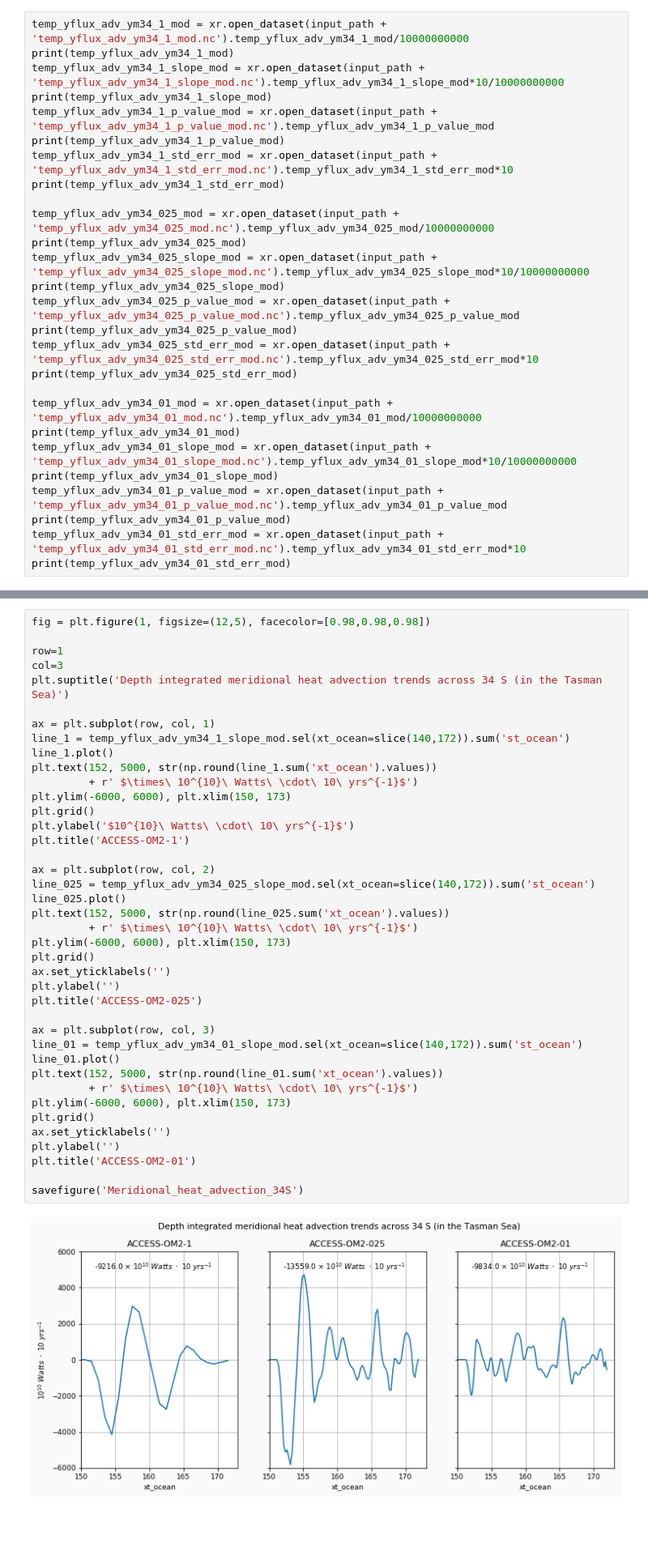
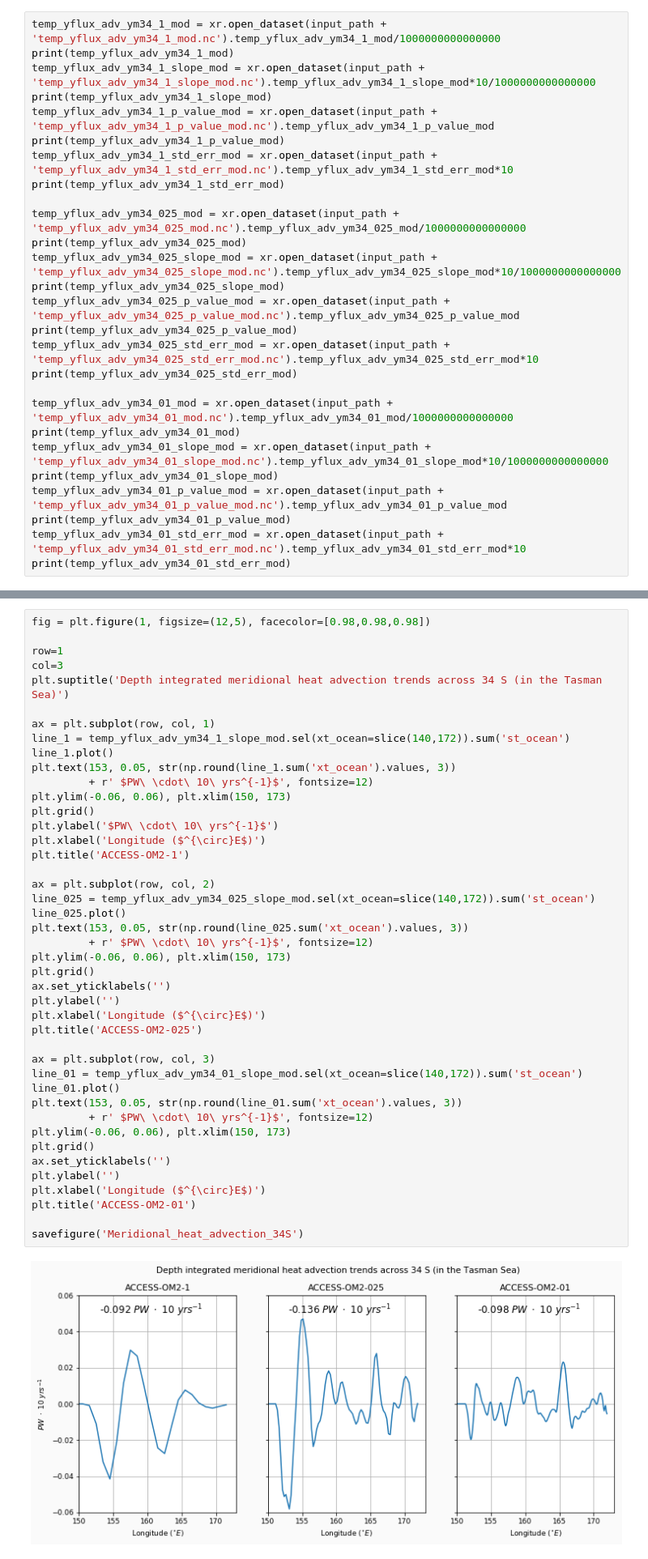
Before and after one commit to ERDuran/Australian-waters-diagnostics, a Jupyter notebook: scripts/p69_plot_advection_integration.ipynb, the cells around one changed output, grey strips where cells are left out. Shown: that part at 81% size. Cells and saved outputs as stored; diff of their text form; blank space fills up the shorter version.

```diff
--- a/scripts/p69_plot_advection_integration.ipynb
+++ b/scripts/p69_plot_advection_integration.ipynb
@@ -156,27 +156,27 @@ Coordinates:
   * depth    (depth) float64 -2.48 -9.921 -19.84 ... -1.877e+03 -1.95e+03
   * lon      (lon) float32 145.5 146.5 147.5 148.5 ... 171.5 172.5 173.5 174.5
 # %%
-temp_yflux_adv_ym34_1_mod = xr.open_dataset(input_path + 'temp_yflux_adv_ym34_1_mod.nc').temp_yflux_adv_ym34_1_mod/10000000000
+temp_yflux_adv_ym34_1_mod = xr.open_dataset(input_path + 'temp_yflux_adv_ym34_1_mod.nc').temp_yflux_adv_ym34_1_mod/1000000000000000
 print(temp_yflux_adv_ym34_1_mod)
-temp_yflux_adv_ym34_1_slope_mod = xr.open_dataset(input_path + 'temp_yflux_adv_ym34_1_slope_mod.nc').temp_yflux_adv_ym34_1_slope_mod*10/10000000000
+temp_yflux_adv_ym34_1_slope_mod = xr.open_dataset(input_path + 'temp_yflux_adv_ym34_1_slope_mod.nc').temp_yflux_adv_ym34_1_slope_mod*10/1000000000000000
 print(temp_yflux_adv_ym34_1_slope_mod)
 temp_yflux_adv_ym34_1_p_value_mod = xr.open_dataset(input_path + 'temp_yflux_adv_ym34_1_p_value_mod.nc').temp_yflux_adv_ym34_1_p_value_mod
 print(temp_yflux_adv_ym34_1_p_value_mod)
 temp_yflux_adv_ym34_1_std_err_mod = xr.open_dataset(input_path + 'temp_yflux_adv_ym34_1_std_err_mod.nc').temp_yflux_adv_ym34_1_std_err_mod*10
 print(temp_yflux_adv_ym34_1_std_err_mod)
 
-temp_yflux_adv_ym34_025_mod = xr.open_dataset(input_path + 'temp_yflux_adv_ym34_025_mod.nc').temp_yflux_adv_ym34_025_mod/10000000000
+temp_yflux_adv_ym34_025_mod = xr.open_dataset(input_path + 'temp_yflux_adv_ym34_025_mod.nc').temp_yflux_adv_ym34_025_mod/1000000000000000
 print(temp_yflux_adv_ym34_025_mod)
-temp_yflux_adv_ym34_025_slope_mod = xr.open_dataset(input_path + 'temp_yflux_adv_ym34_025_slope_mod.nc').temp_yflux_adv_ym34_025_slope_mod*10/10000000000
+temp_yflux_adv_ym34_025_slope_mod = xr.open_dataset(input_path + 'temp_yflux_adv_ym34_025_slope_mod.nc').temp_yflux_adv_ym34_025_slope_mod*10/1000000000000000
 print(temp_yflux_adv_ym34_025_slope_mod)
 temp_yflux_adv_ym34_025_p_value_mod = xr.open_dataset(input_path + 'temp_yflux_adv_ym34_025_p_value_mod.nc').temp_yflux_adv_ym34_025_p_value_mod
 print(temp_yflux_adv_ym34_025_p_value_mod)
 temp_yflux_adv_ym34_025_std_err_mod = xr.open_dataset(input_path + 'temp_yflux_adv_ym34_025_std_err_mod.nc').temp_yflux_adv_ym34_025_std_err_mod*10
 print(temp_yflux_adv_ym34_025_std_err_mod)
 
-temp_yflux_adv_ym34_01_mod = xr.open_dataset(input_path + 'temp_yflux_adv_ym34_01_mod.nc').temp_yflux_adv_ym34_01_mod/10000000000
+temp_yflux_adv_ym34_01_mod = xr.open_dataset(input_path + 'temp_yflux_adv_ym34_01_mod.nc').temp_yflux_adv_ym34_01_mod/1000000000000000
 print(temp_yflux_adv_ym34_01_mod)
-temp_yflux_adv_ym34_01_slope_mod = xr.open_dataset(input_path + 'temp_yflux_adv_ym34_01_slope_mod.nc').temp_yflux_adv_ym34_01_slope_mod*10/10000000000
+temp_yflux_adv_ym34_01_slope_mod = xr.open_dataset(input_path + 'temp_yflux_adv_ym34_01_slope_mod.nc').temp_yflux_adv_ym34_01_slope_mod*10/1000000000000000
 print(temp_yflux_adv_ym34_01_slope_mod)
 temp_yflux_adv_ym34_01_p_value_mod = xr.open_dataset(input_path + 'temp_yflux_adv_ym34_01_p_value_mod.nc').temp_yflux_adv_ym34_01_p_value_mod
 print(temp_yflux_adv_ym34_01_p_value_mod)
@@ -771,41 +772,44 @@ Bbox(x0=0.5293478260869566, y0=0.12499999999999989, x1=0.6978260869565218, y1=0.
 fig = plt.figure(1, figsize=(12,5), facecolor=[0.98,0.98,0.98])
 
 row=1
 col=3
 plt.suptitle('Depth integrated meridional heat advection trends across 34 S (in the Tasman Sea)')
 
 ax = plt.subplot(row, col, 1)
 line_1 = temp_yflux_adv_ym34_1_slope_mod.sel(xt_ocean=slice(140,172)).sum('st_ocean')
 line_1.plot()
-plt.text(152, 5000, str(np.round(line_1.sum('xt_ocean').values))
-         + r' $\times\ 10^{10}\ Watts\ \cdot\ 10\ yrs^{-1}$')
-plt.ylim(-6000, 6000), plt.xlim(150, 173)
+plt.text(153, 0.05, str(np.round(line_1.sum('xt_ocean').values, 3))
+         + r' $PW\ \cdot\ 10\ yrs^{-1}$', fontsize=12)
+plt.ylim(-0.06, 0.06), plt.xlim(150, 173)
 plt.grid()
-plt.ylabel('$10^{10}\ Watts\ \cdot\ 10\ yrs^{-1}$')
+plt.ylabel('$PW\ \cdot\ 10\ yrs^{-1}$')
+plt.xlabel('Longitude ($^{\circ}E$)')
 plt.title('ACCESS-OM2-1')
 
 ax = plt.subplot(row, col, 2)
 line_025 = temp_yflux_adv_ym34_025_slope_mod.sel(xt_ocean=slice(140,172)).sum('st_ocean')
 line_025.plot()
-plt.text(152, 5000, str(np.round(line_025.sum('xt_ocean').values))
-         + r' $\times\ 10^{10}\ Watts\ \cdot\ 10\ yrs^{-1}$')
-plt.ylim(-6000, 6000), plt.xlim(150, 173)
+plt.text(153, 0.05, str(np.round(line_025.sum('xt_ocean').values, 3))
+         + r' $PW\ \cdot\ 10\ yrs^{-1}$', fontsize=12)
+plt.ylim(-0.06, 0.06), plt.xlim(150, 173)
 plt.grid()
 ax.set_yticklabels('')
 plt.ylabel('')
+plt.xlabel('Longitude ($^{\circ}E$)')
 plt.title('ACCESS-OM2-025')
 
 ax = plt.subplot(row, col, 3)
 line_01 = temp_yflux_adv_ym34_01_slope_mod.sel(xt_ocean=slice(140,172)).sum('st_ocean')
 line_01.plot()
-plt.text(152, 5000, str(np.round(line_01.sum('xt_ocean').values))
-         + r' $\times\ 10^{10}\ Watts\ \cdot\ 10\ yrs^{-1}$')
-plt.ylim(-6000, 6000), plt.xlim(150, 173)
+plt.text(153, 0.05, str(np.round(line_01.sum('xt_ocean').values, 3))
+         + r' $PW\ \cdot\ 10\ yrs^{-1}$', fontsize=12)
+plt.ylim(-0.06, 0.06), plt.xlim(150, 173)
 plt.grid()
 ax.set_yticklabels('')
 plt.ylabel('')
+plt.xlabel('Longitude ($^{\circ}E$)')
 plt.title('ACCESS-OM2-01')
 
 savefigure('Meridional_heat_advection_34S')
 # %% [output]
-[figure, old version]
+[figure, new version]
```
Also changed, not shown: parts of 4 cells of this notebook, 2 other files.
